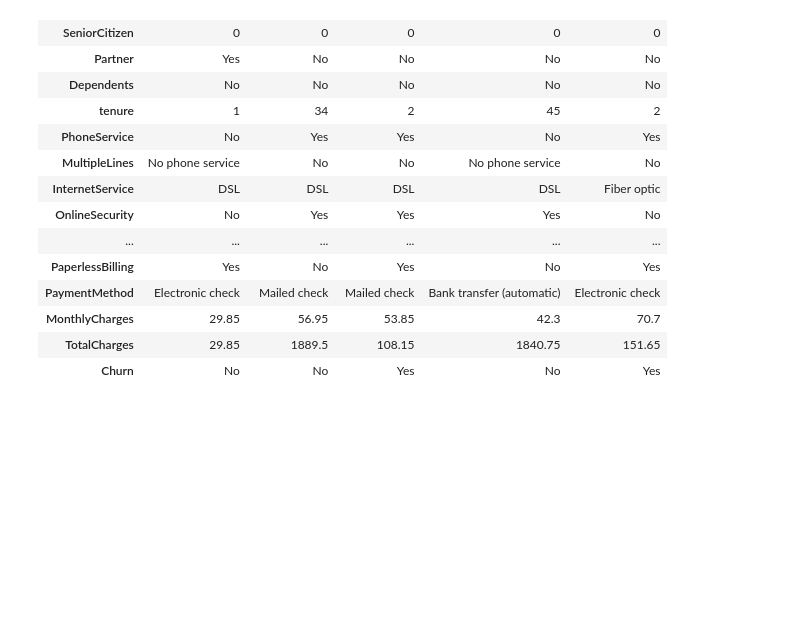
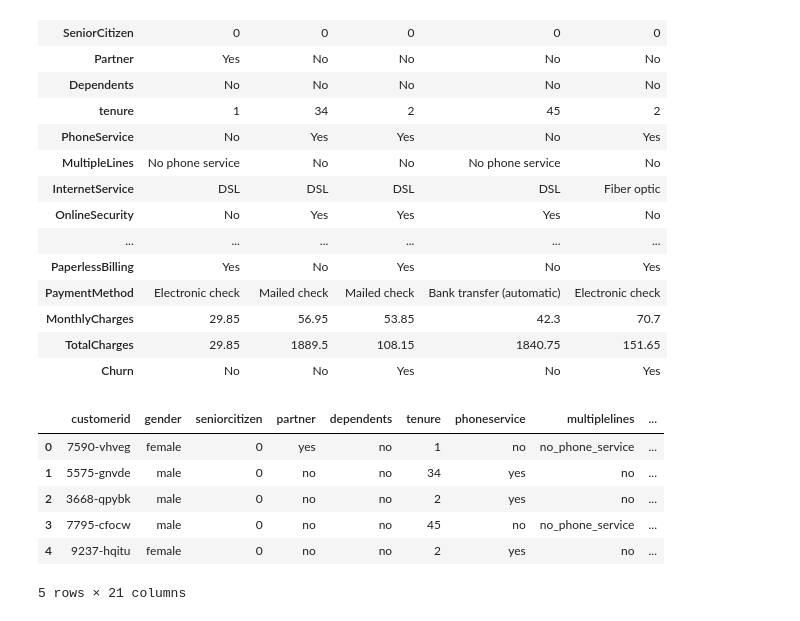
Before and after one commit to BhuvanChaithanya/ML-Zoomcamp, a Jupyter notebook: 03-Logistic_Regression/logistic_regression.ipynb, the cells around one changed output. Drawn from its saved outputs; the diff is of its cells as text; code cells hidden in the pictures; blank space fills up the shorter version.

```diff
--- a/03-Logistic_Regression/logistic_regression.ipynb
+++ b/03-Logistic_Regression/logistic_regression.ipynb
@@ -51,3 +40,18 @@ df.head().T
 | MonthlyCharges | 29.85 | 56.95 | 53.85 | 42.3 | 70.7 |
 | TotalCharges | 29.85 | 1889.5 | 108.15 | 1840.75 | 151.65 |
 | Churn | No | No | Yes | No | Yes |
+# %%
+df.columns = df.columns.str.lower().str.replace(' ', '_')
+categorial_columns = list(df.dtypes[df.dtypes == 'object'].index)
+for c in categorial_columns:
+    df[c] = df[c].str.lower().str.replace(' ', '_')
+# %%
+df.head()
+# %% [output]
+|  | customerid | gender | seniorcitizen | partner | dependents | tenure | phoneservice | multiplelines | ... |
+| 0 | 7590-vhveg | female | 0 | yes | no | 1 | no | no_phone_service | ... |
+| 1 | 5575-gnvde | male | 0 | no | no | 34 | yes | no | ... |
+| 2 | 3668-qpybk | male | 0 | no | no | 2 | yes | no | ... |
+| 3 | 7795-cfocw | male | 0 | no | no | 45 | no | no_phone_service | ... |
+| 4 | 9237-hqitu | female | 0 | no | no | 2 | yes | no | ... |
+5 rows × 21 columns
```
Also changed, not shown: parts of 40 cells of this notebook, 2 other files.
